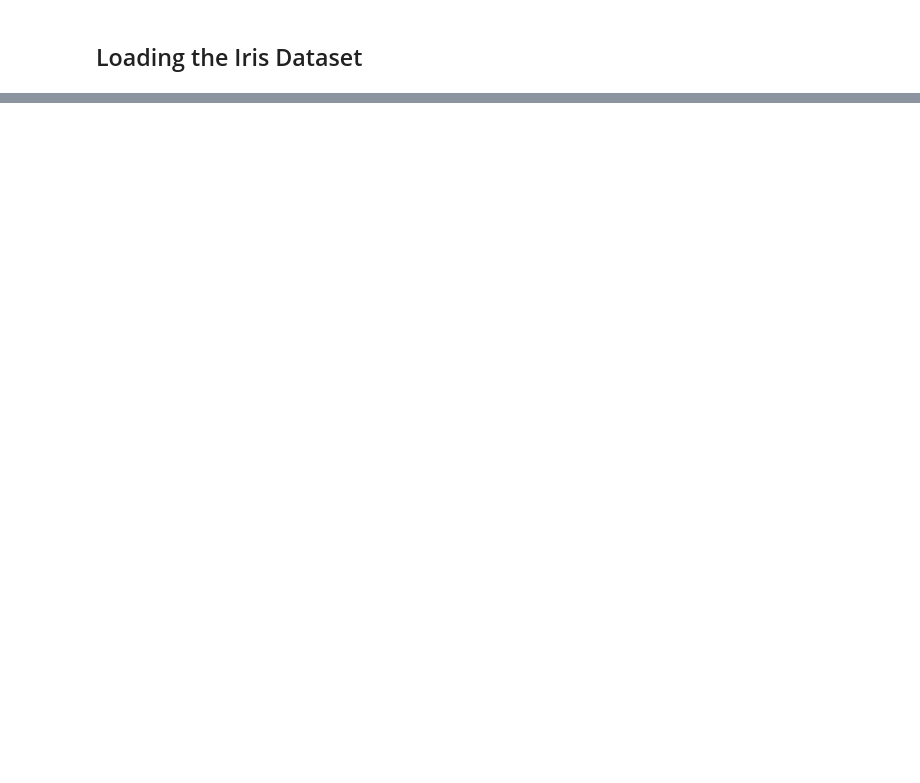
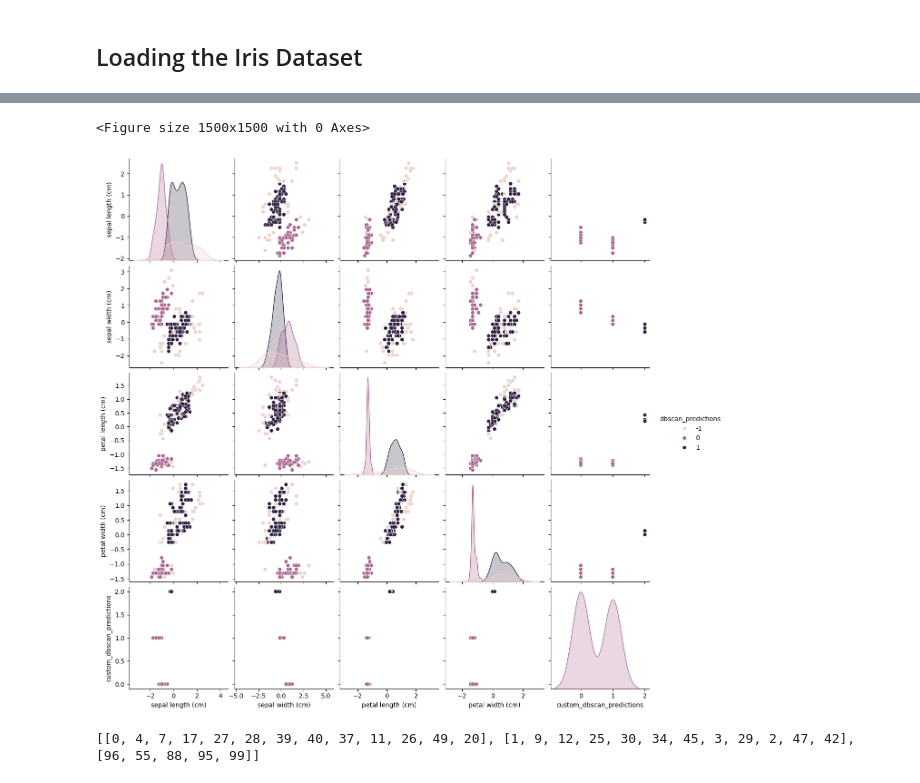
Before and after one commit to mirchandani-mohnish/ClusterMetrics, a Jupyter notebook: DBSCAN.ipynb, the cells around one changed output, grey strips where cells are left out. Cells and saved outputs as stored; diff of their text form; code cells hidden in the pictures; blank space fills up the shorter version.

```diff
--- a/DBSCAN.ipynb
+++ b/DBSCAN.ipynb
@@ -90,0 +100,14 @@ UnboundLocalError: cannot access local variable 'colors' where it is not associa
+# %%
+def generate_plot(df, hue):
+  plt.figure(figsize=(15, 15))
+  sns.pairplot(df, hue=hue)
+  plt.show()
+
+# plt.figure(figsize=(15, 15))
+# sns.pairplot(df.drop(['dbscan_predictions'], axis=1), hue='target')
+# plt.show()
+
+generate_plot(df.drop(['species','target'], axis=1), 'dbscan_predictions')
+# %% [output]
+<Figure size 1500x1500 with 0 Axes>
+[figure, added]
@@ -90,0 +163,4 @@ UnboundLocalError: cannot access local variable 'colors' where it is not associa
+# %%
+clusters, noise = dbscan_on_dataframe(df, 0.3, 5) # with default values as in sklearn library
+# %% [output]
+[[0, 4, 7, 17, 27, 28, 39, 40, 37, 11, 26, 49, 20], [1, 9, 12, 25, 30, 34, 45, 3, 29, 2, 47, 42], [96, 55, 88, 95, 99]]
```
Also changed, not shown: parts of 13 cells of this notebook.
